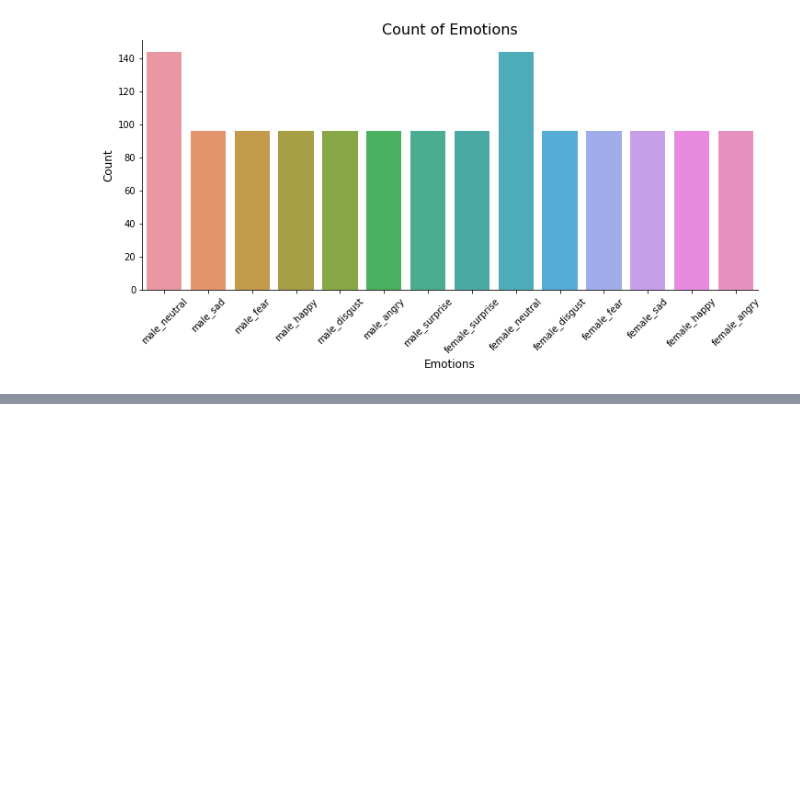
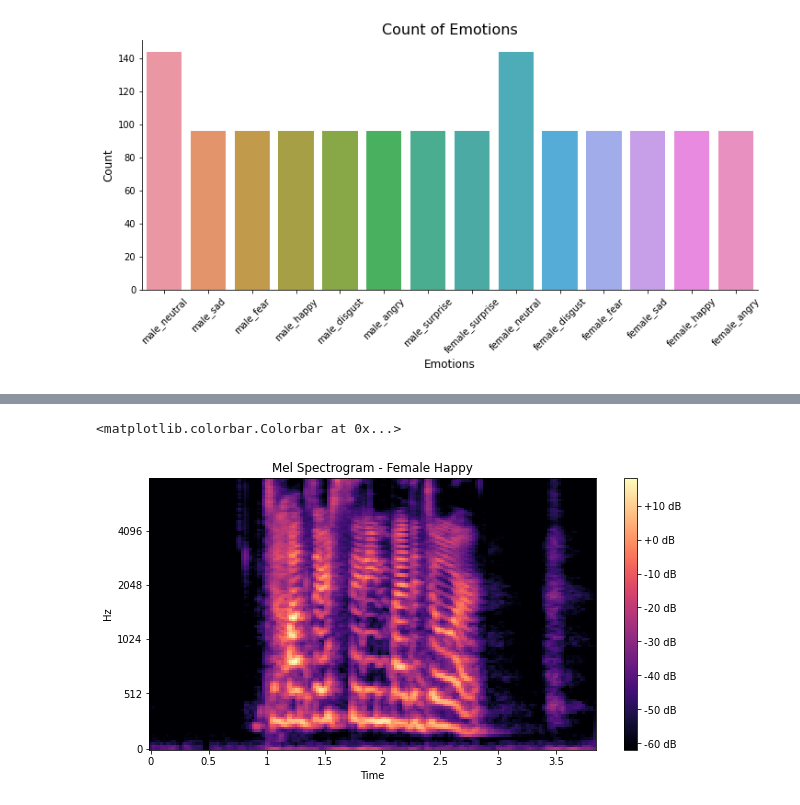
Before and after one commit to Vidhuran-Rajendran/Speech-Emotion-Recognition, a Jupyter notebook: speech-emotion-recognition-ipynb.ipynb, the cells around one changed output, grey strips where cells are left out. Drawn from its saved outputs; the diff is of its cells as text; code cells hidden in the pictures; blank space fills up the shorter version.

```diff
--- a/speech-emotion-recognition-ipynb.ipynb
+++ b/speech-emotion-recognition-ipynb.ipynb
@@ -182,3 +182,8 @@ sns.despine(top=True, right=True, left=False, bottom=False)
 plt.show()
 # %% [output]
 [figure]
+# %%
+# Female Happy
+fRA1= RAVD + 'Actor_08/03-01-03-02-02-01-08.wav'
+data, sr = librosa.load(fRA1)
+ipd.Audio(fRA1)
@@ -184,0 +192,11 @@ plt.show()
+# %%
+# CREATE LOG MEL SPECTROGRAM
+plt.figure(figsize=(10, 5))
+spectrogram = librosa.feature.melspectrogram(y=data, sr=sr, n_mels=128,fmax=8000)
+spectrogram = librosa.power_to_db(spectrogram)
+librosa.display.specshow(spectrogram, y_axis='mel', fmax=8000, x_axis='time');
+plt.title('Mel Spectrogram - Female Happy')
+plt.colorbar(format='%+2.0f dB')
+# %% [output]
+<matplotlib.colorbar.Colorbar at 0x...>
+[figure, added]
```
Also changed, not shown: parts of 2 cells of this notebook.
